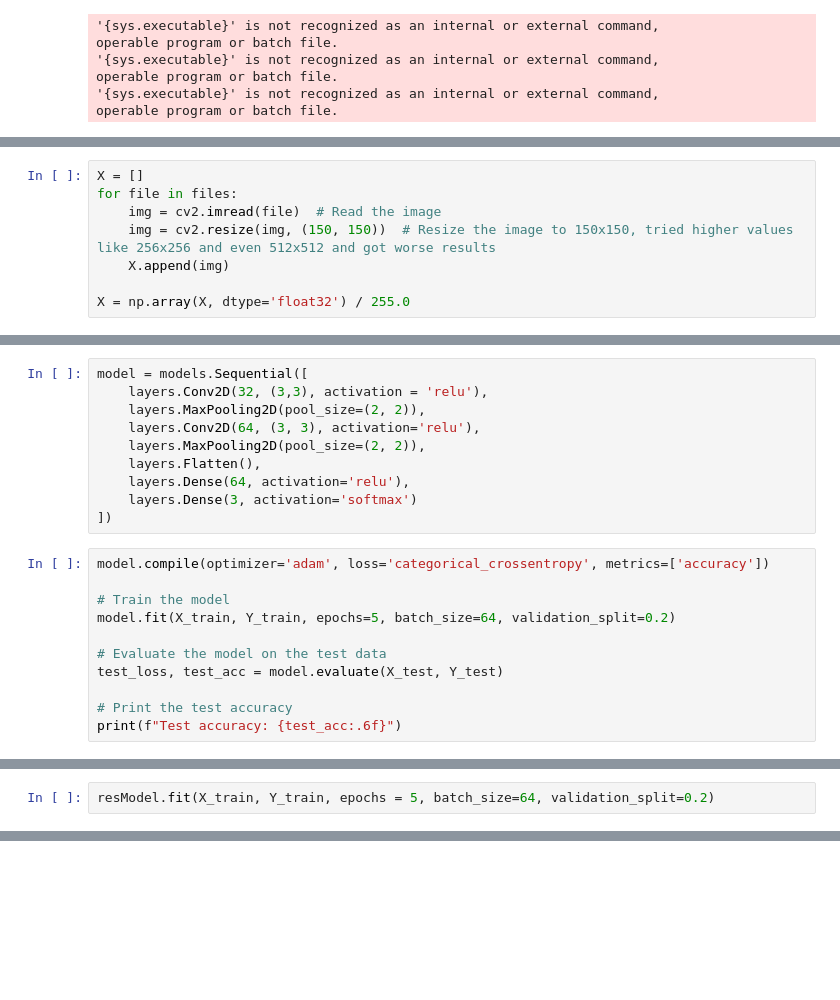
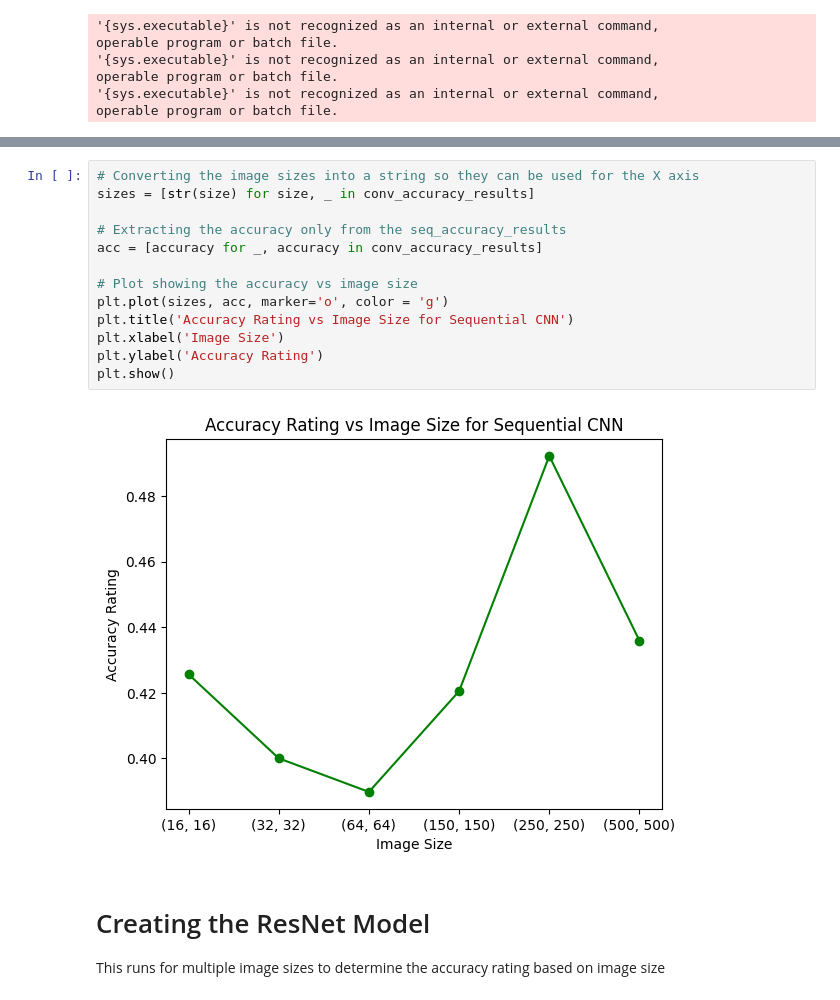
Before and after one commit to AustinAHolmes/Fridges, a Jupyter notebook: training_mod.ipynb, the cells around one changed output, grey strips where cells are left out. Saved outputs shown, nothing was run; the diff lists cells and outputs as text; blank space fills up the shorter version.

Commit message:
Added looping models that test multiple img sizes, added comments

```diff
--- a/training_mod.ipynb
+++ b/training_mod.ipynb
@@ -42,8 +37,0 @@ files = [os.path.join(data, f) for f in files]
-# %%
-X = []
-for file in files:
-    img = cv2.imread(file)  # Read the image
-    img = cv2.resize(img, (150, 150))  # Resize the image to 150x150, tried higher values like 256x256 and even 512x512 and got worse results
-    X.append(img)
-
-X = np.array(X, dtype='float32') / 255.0
@@ -52,21 +37,0 @@ X_train, X_test, Y_train, Y_test = train_test_split(X, Y, test_size=0.2, random_
-# %%
-model = models.Sequential([
-    layers.Conv2D(32, (3,3), activation = 'relu'),
-    layers.MaxPooling2D(pool_size=(2, 2)),
-    layers.Conv2D(64, (3, 3), activation='relu'),
-    layers.MaxPooling2D(pool_size=(2, 2)),
-    layers.Flatten(),
-    layers.Dense(64, activation='relu'),
-    layers.Dense(3, activation='softmax')
-])
-# %%
-model.compile(optimizer='adam', loss='categorical_crossentropy', metrics=['accuracy'])
-
-# Train the model
-model.fit(X_train, Y_train, epochs=5, batch_size=64, validation_split=0.2)
-
-# Evaluate the model on the test data
-test_loss, test_acc = model.evaluate(X_test, Y_test)
-
-# Print the test accuracy
-print(f"Test accuracy: {test_acc:.6f}")
@@ -99,2 +37,0 @@ resModel.compile(optimizer='adam', loss='categorical_crossentropy', metrics=['ac
-# %%
-resModel.fit(X_train, Y_train, epochs = 5, batch_size=64, validation_split=0.2)
@@ -118,0 +151,18 @@ Test accuracy: 0.512821
+# %%
+# Converting the image sizes into a string so they can be used for the X axis
+sizes = [str(size) for size, _ in conv_accuracy_results]
+
+# Extracting the accuracy only from the seq_accuracy_results
+acc = [accuracy for _, accuracy in conv_accuracy_results]
+
+# Plot showing the accuracy vs image size
+plt.plot(sizes, acc, marker='o', color = 'g')
+plt.title('Accuracy Rating vs Image Size for Sequential CNN')
+plt.xlabel('Image Size')
+plt.ylabel('Accuracy Rating')
+plt.show()
+# %% [output]
+[figure, added]
+# %% [markdown]
+# Creating the ResNet Model
+This runs for multiple image sizes to determine the accuracy rating based on image size
```
Also changed, not shown: parts of 18 cells of this notebook.
